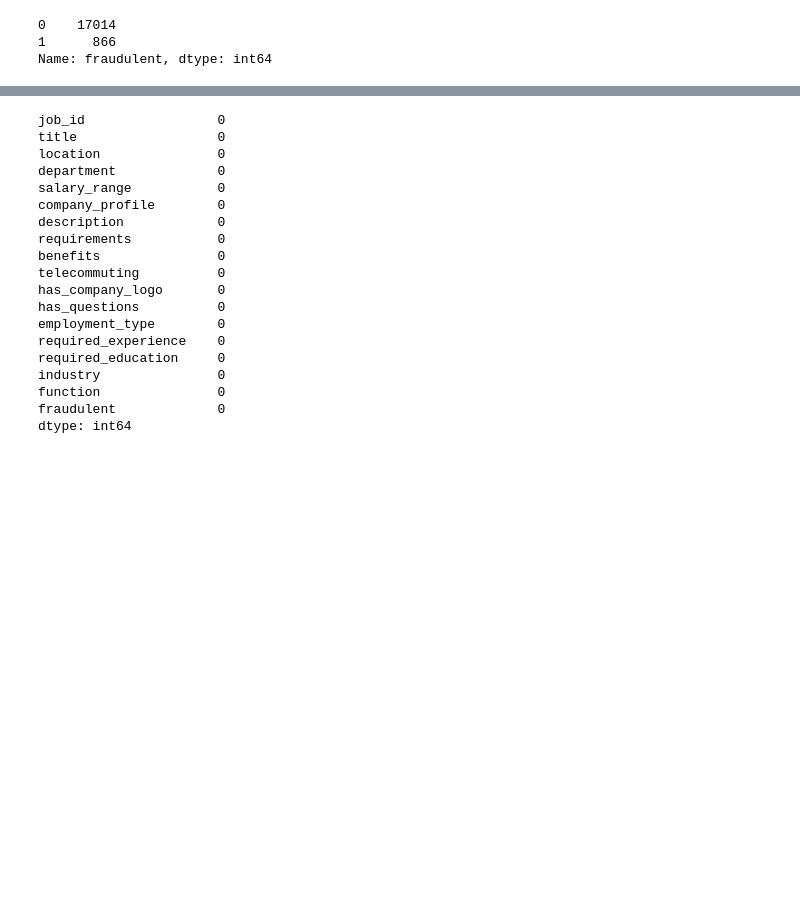
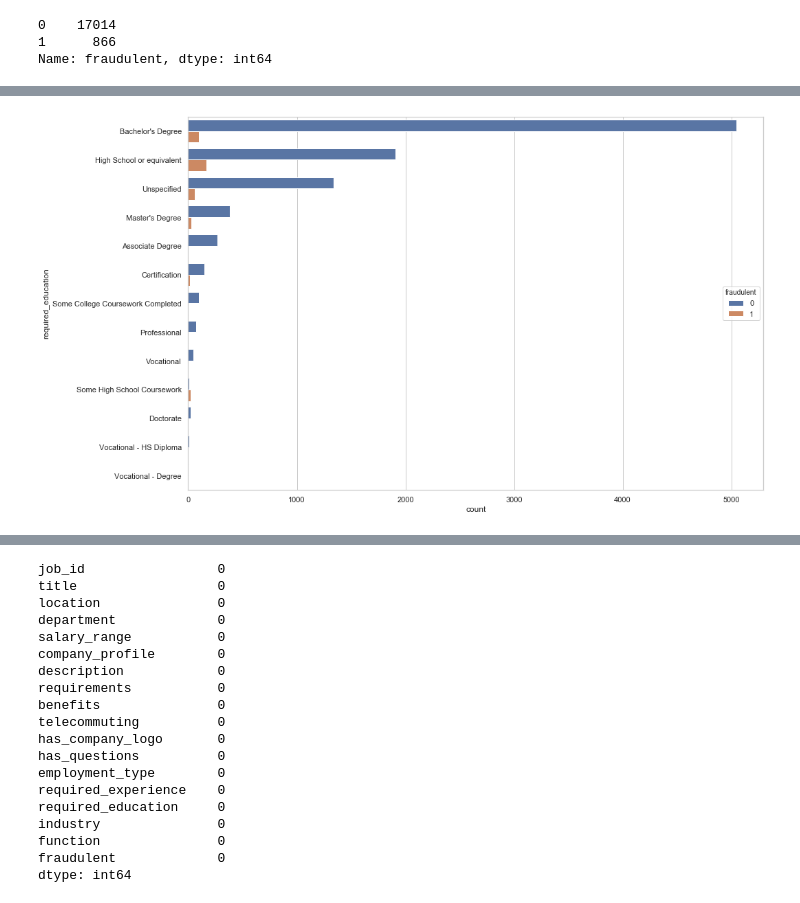
Before and after one commit to mikongame/Module-3-Project-2-ML-Fraud-Detection, a Jupyter notebook: your-code/demo_project.ipynb, the cells around one changed output, grey strips where cells are left out. Cells and saved outputs as stored; diff of their text form; code cells hidden in the pictures; blank space fills up the shorter version.

```diff
--- a/your-code/demo_project.ipynb
+++ b/your-code/demo_project.ipynb
@@ -20,0 +92,7 @@ data.head()
+# %%
+plt.figure(figsize = (15,10))
+
+plot = sns.countplot(y = df.required_education, hue = df.fraudulent ,
+              order = df.required_education.value_counts().index)
+# %% [output]
+[figure, added]
```
Also changed, not shown: parts of 47 cells of this notebook.
